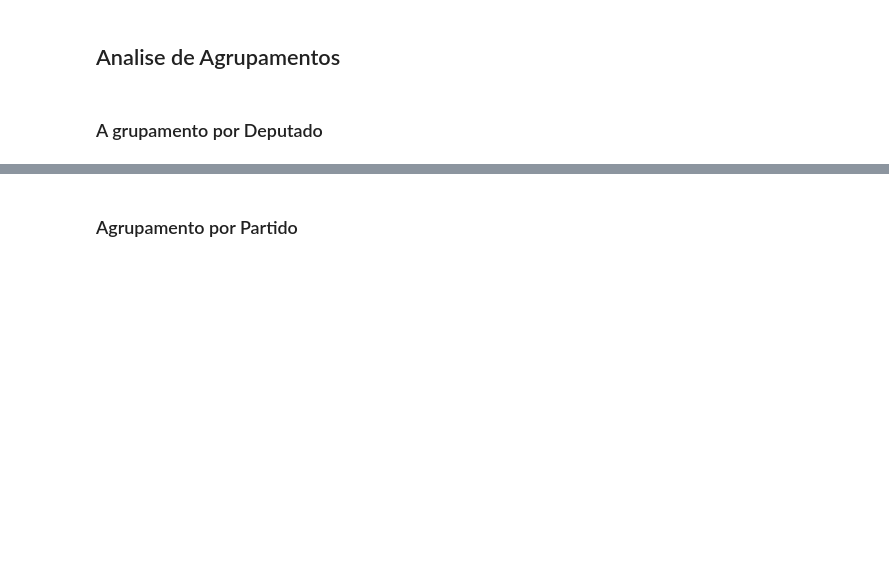
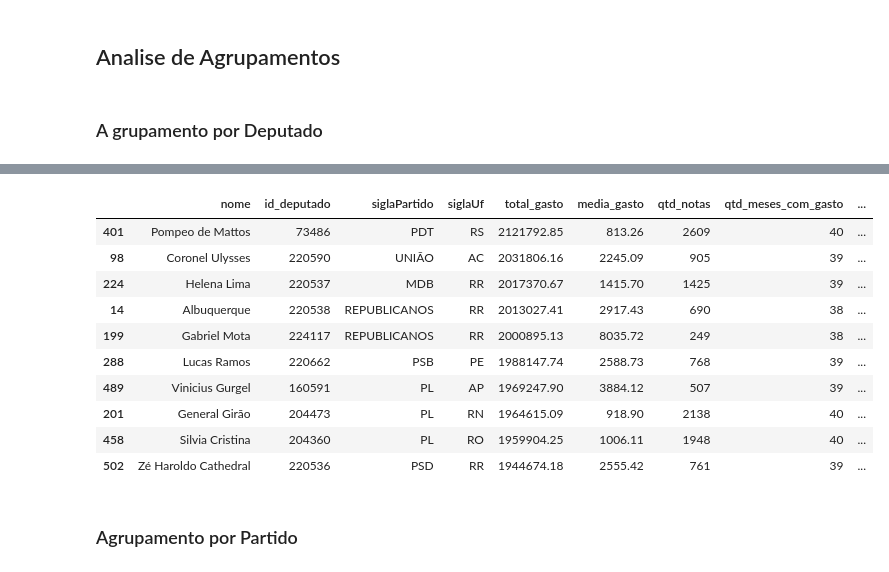
Before and after one commit to eduardopfbp/Analise-Despesas-dos-Deputados-Federais---57-legislatura, a Jupyter notebook: notebooks/analises.ipynb, the cells around one changed output, grey strips where cells are left out. Drawn from its saved outputs; the diff is of its cells as text; code cells hidden in the pictures; blank space fills up the shorter version.

```diff
--- a/notebooks/analises.ipynb
+++ b/notebooks/analises.ipynb
@@ -144,3 +146,17 @@ agrupado_por_deputado.head(10)
+# %%
+agrupado_por_deputado.sort_values('total_gasto', ascending=False).head(10)
+# %% [output]
+|  | nome | id_deputado | siglaPartido | siglaUf | total_gasto | media_gasto | qtd_notas | qtd_meses_com_gasto | ... |
+| 401 | Pompeo de Mattos | 73486 | PDT | RS | 2121792.85 | 813.26 | 2609 | 40 | ... |
+| 98 | Coronel Ulysses | 220590 | UNIÃO | AC | 2031806.16 | 2245.09 | 905 | 39 | ... |
+| 224 | Helena Lima | 220537 | MDB | RR | 2017370.67 | 1415.70 | 1425 | 39 | ... |
+| 14 | Albuquerque | 220538 | REPUBLICANOS | RR | 2013027.41 | 2917.43 | 690 | 38 | ... |
+| 199 | Gabriel Mota | 224117 | REPUBLICANOS | RR | 2000895.13 | 8035.72 | 249 | 38 | ... |
+| 288 | Lucas Ramos | 220662 | PSB | PE | 1988147.74 | 2588.73 | 768 | 39 | ... |
+| 489 | Vinicius Gurgel | 160591 | PL | AP | 1969247.90 | 3884.12 | 507 | 39 | ... |
+| 201 | General Girão | 204473 | PL | RN | 1964615.09 | 918.90 | 2138 | 40 | ... |
+| 458 | Silvia Cristina | 204360 | PL | RO | 1959904.25 | 1006.11 | 1948 | 40 | ... |
+| 502 | Zé Haroldo Cathedral | 220536 | PSD | RR | 1944674.18 | 2555.42 | 761 | 39 | ... |
 # %% [markdown]
 ### Agrupamento por Partido
 # %%
```
Also changed, not shown: parts of 3 cells of this notebook, 3 other files.
